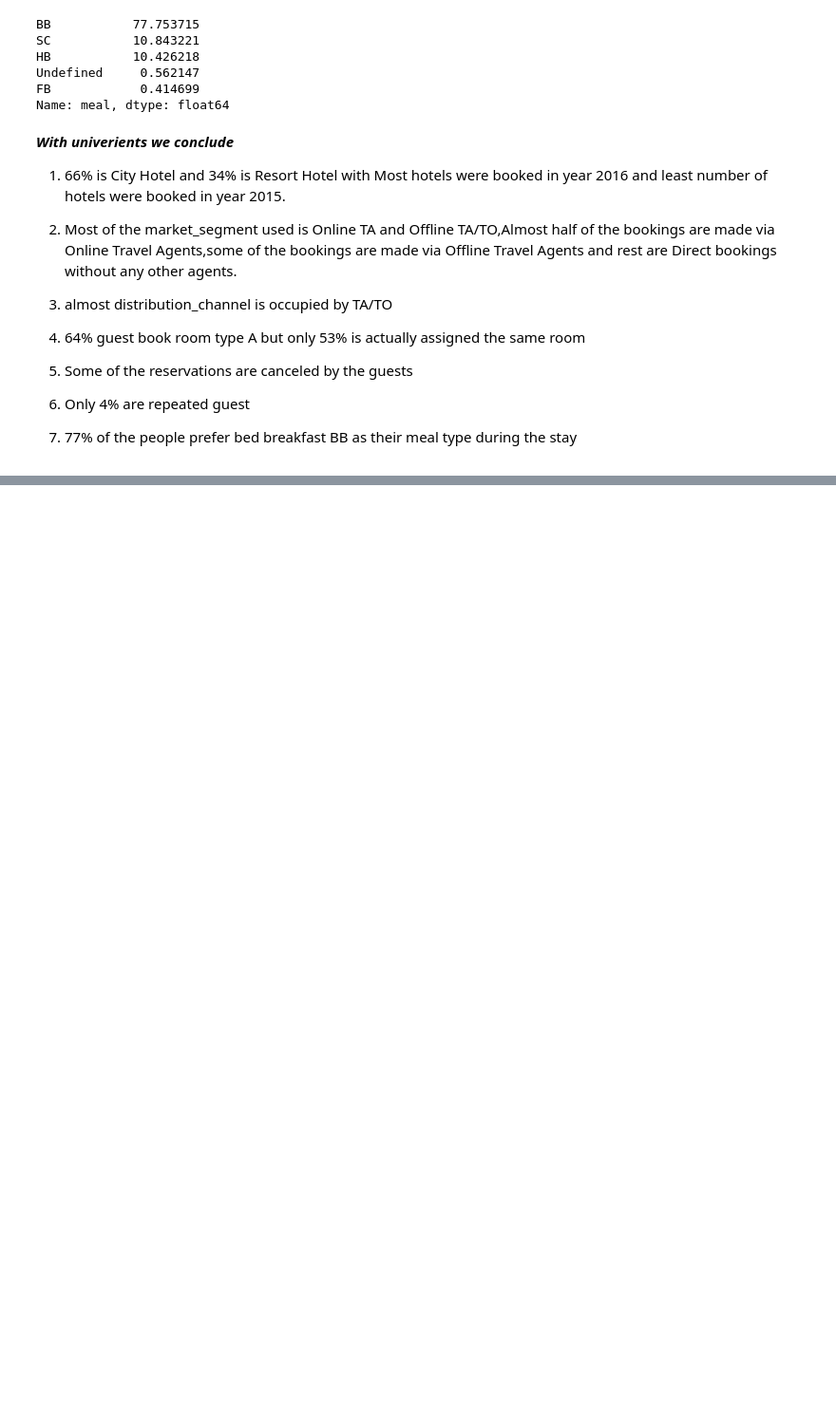
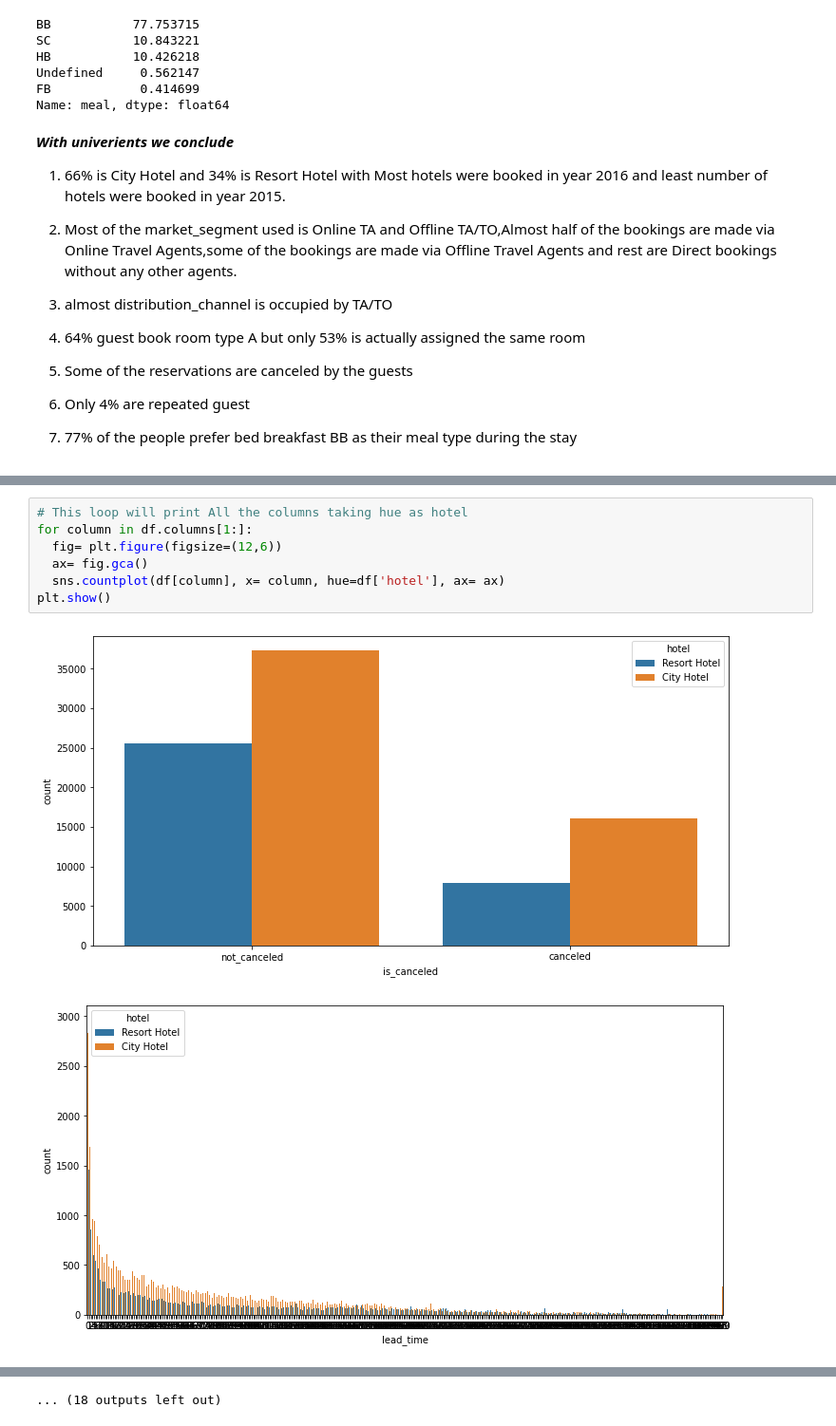
Before and after one commit to saurabhdaund76/Hotel-Booking-Analysis, a Jupyter notebook: Hotel_Booking_Analysis.ipynb, the cells around one changed output, grey strips where cells are left out. Shown at 95% size. Cells and saved outputs as stored; diff of their text form; blank space fills up the shorter version.

```diff
--- a/Hotel_Booking_Analysis.ipynb
+++ b/Hotel_Booking_Analysis.ipynb
@@ -320,0 +350,10 @@ Name: meal, dtype: float64
+# %%
+# This loop will print All the columns taking hue as hotel
+for column in df.columns[1:]:
+  fig= plt.figure(figsize=(12,6))
+  ax= fig.gca()
+  sns.countplot(df[column], x= column, hue=df['hotel'], ax= ax)
+plt.show()
+# %% [output]
+[figure, added]
+[figure, added]
@@ -320,0 +370 @@ Name: meal, dtype: float64
+... (18 outputs left out)
```
Also changed, not shown: parts of 5 cells of this notebook.
